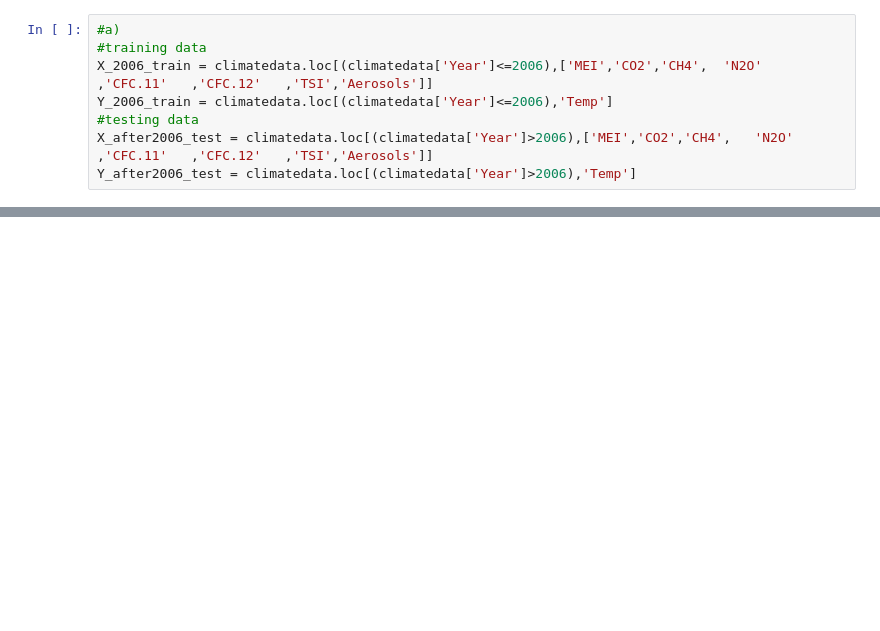
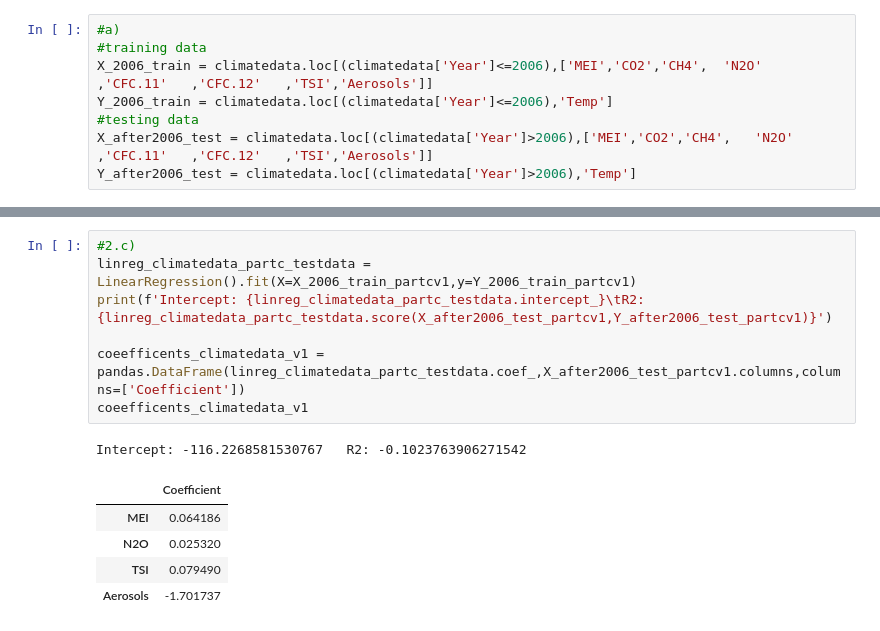
Before and after one commit to MayyarAA/ForecastingNeuralNetworks, a Jupyter notebook: MSCI433A1.ipynb, the cells around one changed output, grey strips where cells are left out. Drawn from its saved outputs; the diff is of its cells as text; blank space fills up the shorter version.

```diff
--- a/MSCI433A1.ipynb
+++ b/MSCI433A1.ipynb
@@ -277,0 +295,14 @@ regr.coef_  [ 6.42053134e-02  6.45735927e-03  1.24041896e-04 -1.65280033e-02
+# %%
+#2.c)
+linreg_climatedata_partc_testdata = LinearRegression().fit(X=X_2006_train_partcv1,y=Y_2006_train_partcv1)
+print(f'Intercept: {linreg_climatedata_partc_testdata.intercept_}\tR2: {linreg_climatedata_partc_testdata.score(X_after2006_test_partcv1,Y_after2006_test_partcv1)}')
+
+coeefficents_climatedata_v1 = pandas.DataFrame(linreg_climatedata_partc_testdata.coef_,X_after2006_test_partcv1.columns,columns=['Coefficient'])
+coeefficents_climatedata_v1
+# %% [output]
+Intercept: -116.2268581530767   R2: -0.1023763906271542
+|  | Coefficient |
+| MEI | 0.064186 |
+| N2O | 0.025320 |
+| TSI | 0.079490 |
+| Aerosols | -1.701737 |
```
Also changed, not shown: parts of 14 cells of this notebook.
